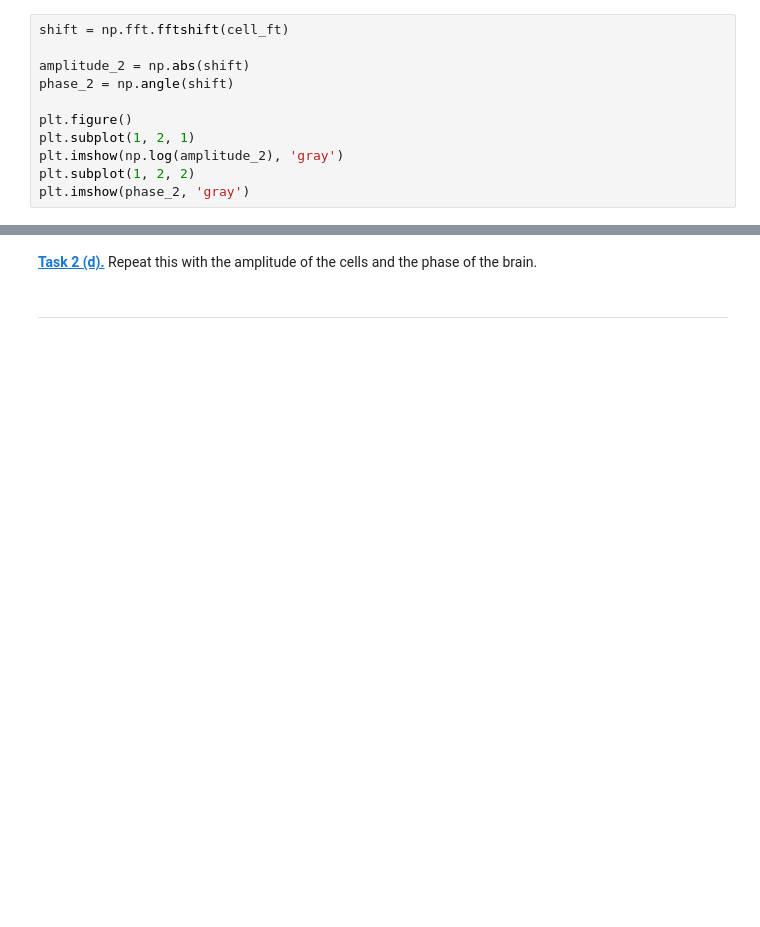
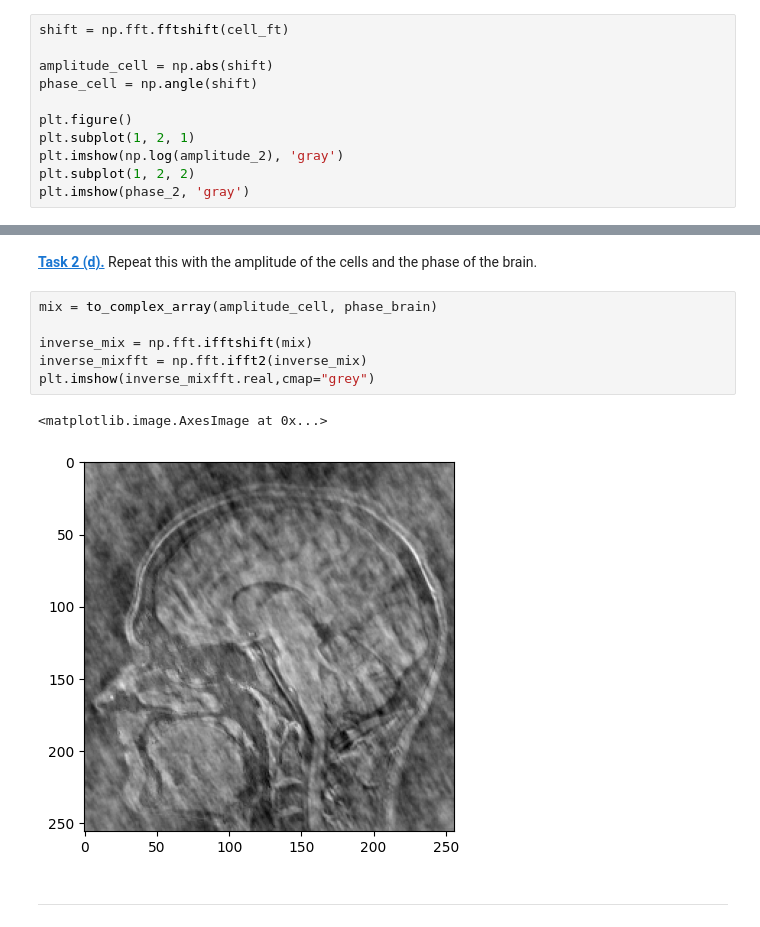
Before and after one commit to PhilippScheulen/philipp-does-fun-hacker-stuff, a Jupyter notebook: fourier.ipynb, the cells around one changed output, grey strips where cells are left out. Saved outputs shown, nothing was run; the diff lists cells and outputs as text; blank space fills up the shorter version.

```diff
--- a/fourier.ipynb
+++ b/fourier.ipynb
@@ -37,8 +37,8 @@ plt.imshow(phase, 'gray')
 # %%
 shift = np.fft.fftshift(cell_ft)
 
-amplitude_2 = np.abs(shift)
-phase_2 = np.angle(shift)
+amplitude_cell = np.abs(shift)
+phase_cell = np.angle(shift)
 
 plt.figure()
 plt.subplot(1, 2, 1)
@@ -71,5 +101,14 @@ def to_complex_array(amplitude_array, phase_array):
 # %% [markdown]
 **[Task 2 (d).]()** Repeat this with the amplitude of the cells and the phase of the brain.
+# %%
+mix = to_complex_array(amplitude_cell, phase_brain)
+
+inverse_mix = np.fft.ifftshift(mix)
+inverse_mixfft = np.fft.ifft2(inverse_mix)
+plt.imshow(inverse_mixfft.real,cmap="grey")
+# %% [output]
+<matplotlib.image.AxesImage at 0x...>
+[figure, added]
 # %% [markdown]
 ---
 # %% [markdown]
```
Also changed, not shown: parts of 9 cells of this notebook, 1 other file.
